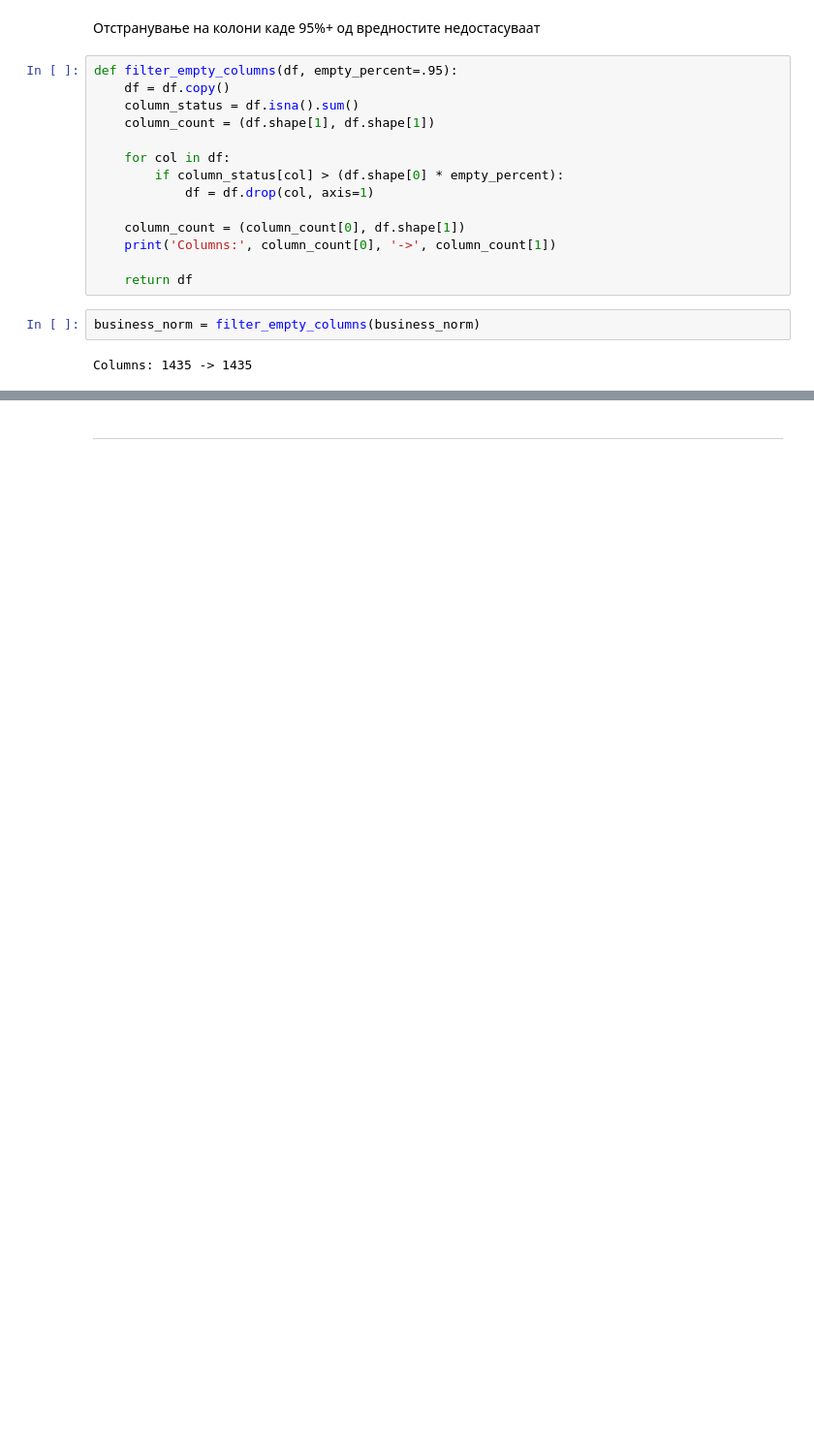
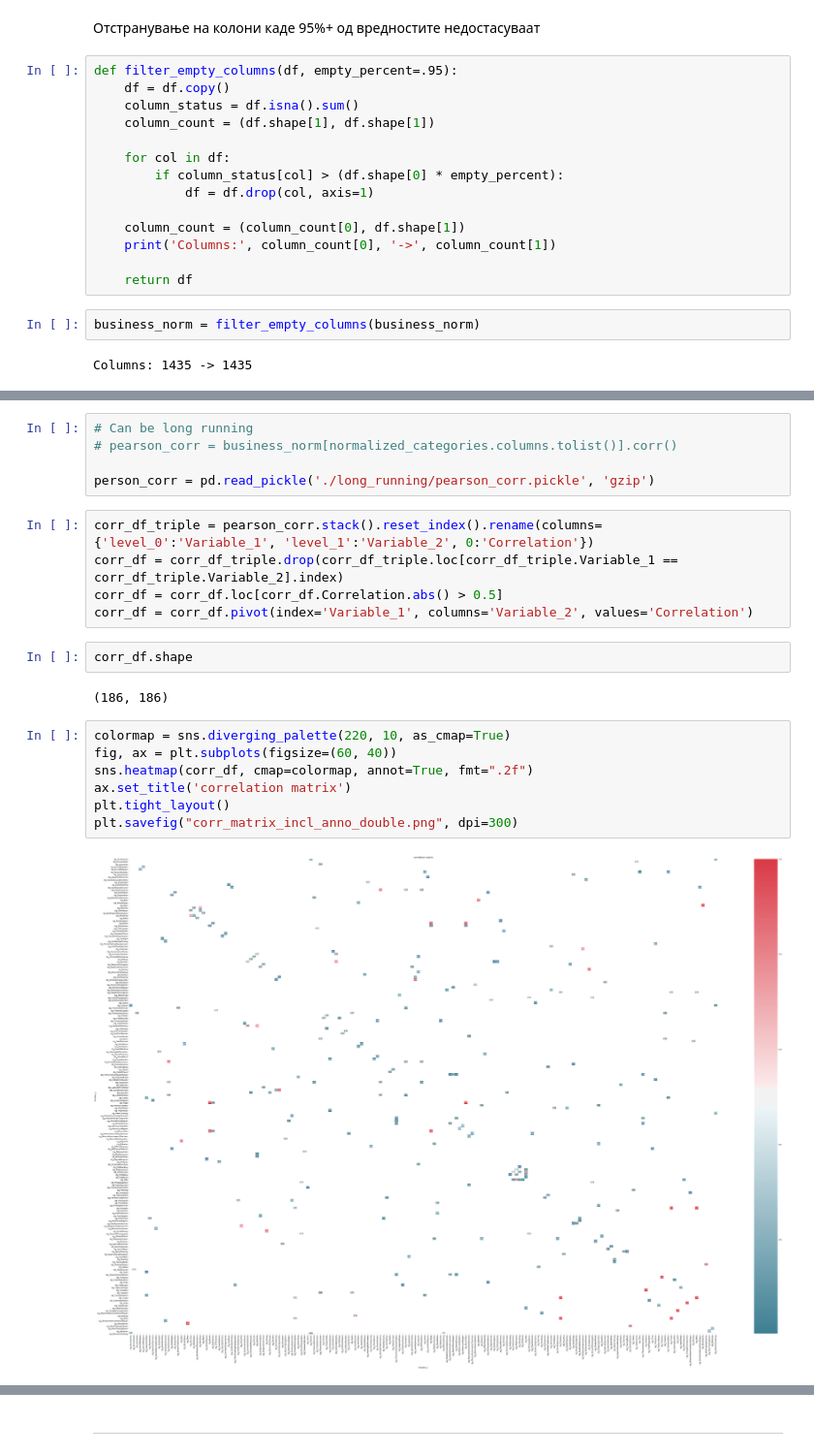
Before and after one commit to filipovskid/yelp-dataset-eda, a Jupyter notebook: yelp_analysis.ipynb, the cells around one changed output, grey strips where cells are left out. Shown: that part at 97% size. Saved outputs shown, nothing was run; the diff lists cells and outputs as text; blank space fills up the shorter version.

```diff
--- a/yelp_analysis.ipynb
+++ b/yelp_analysis.ipynb
@@ -477,0 +572,23 @@ theils_u_coef = pairwise_apply(business_cat.drop('postal_code', axis=1), f=theil
+# %%
+# Can be long running
+# pearson_corr = business_norm[normalized_categories.columns.tolist()].corr()
+
+person_corr = pd.read_pickle('./long_running/pearson_corr.pickle', 'gzip')
+# %%
+corr_df_triple = pearson_corr.stack().reset_index().rename(columns={'level_0':'Variable_1', 'level_1':'Variable_2', 0:'Correlation'})
+corr_df = corr_df_triple.drop(corr_df_triple.loc[corr_df_triple.Variable_1 == corr_df_triple.Variable_2].index)
+corr_df = corr_df.loc[corr_df.Correlation.abs() > 0.5]
+corr_df = corr_df.pivot(index='Variable_1', columns='Variable_2', values='Correlation')
+# %%
+corr_df.shape
+# %% [output]
+(186, 186)
+# %%
+colormap = sns.diverging_palette(220, 10, as_cmap=True)
+fig, ax = plt.subplots(figsize=(60, 40))
+sns.heatmap(corr_df, cmap=colormap, annot=True, fmt=".2f")
+ax.set_title('correlation matrix')
+plt.tight_layout()
+plt.savefig("corr_matrix_incl_anno_double.png", dpi=300)
+# %% [output]
+[figure, added]
```
Also changed, not shown: parts of 103 cells of this notebook, 8 other files.
